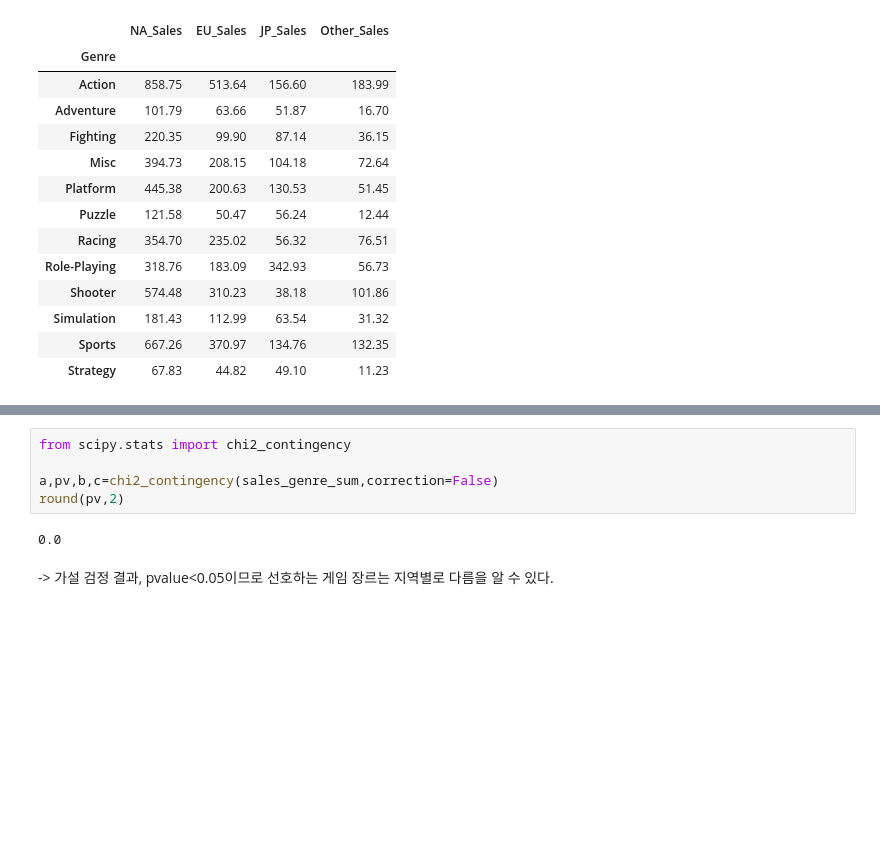
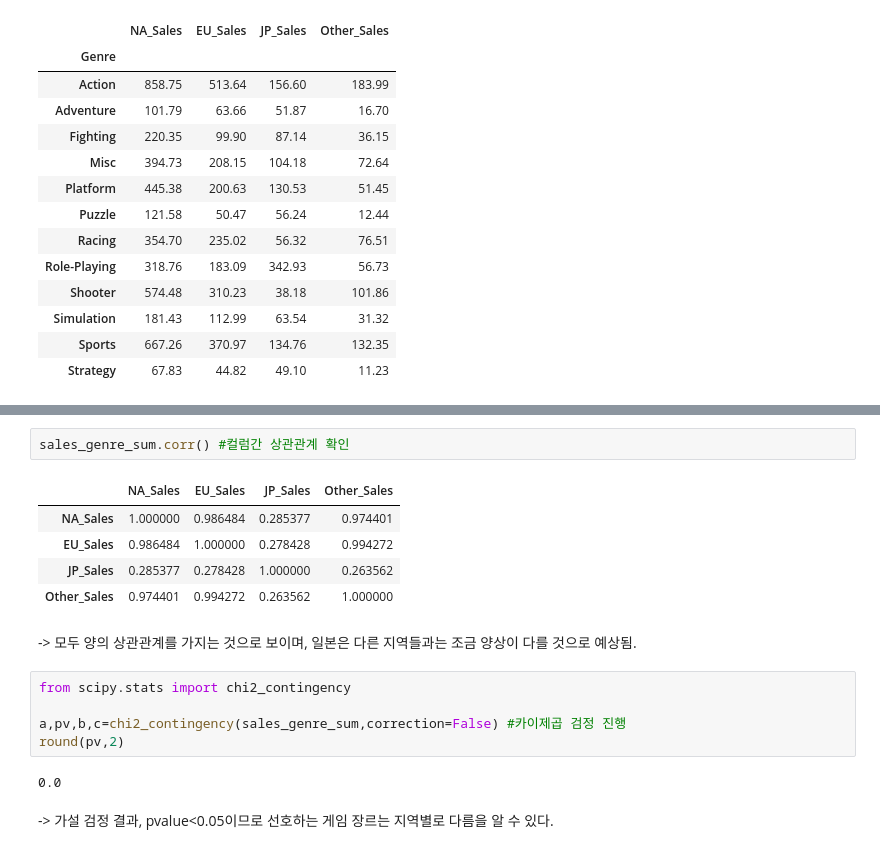
Before and after one commit to yjyg1215/Project_Data-Analysis, a Jupyter notebook: section1_project.ipynb, the cells around one changed output, grey strips where cells are left out. Cells and saved outputs as stored; diff of their text form; blank space fills up the shorter version.

```diff
--- a/section1_project.ipynb
+++ b/section1_project.ipynb
@@ -220,7 +234,17 @@ sales_genre_sum
+# %%
+sales_genre_sum.corr() #컬럼간 상관관계 확인
+# %% [output]
+|  | NA_Sales | EU_Sales | JP_Sales | Other_Sales |
+| NA_Sales | 1.000000 | 0.986484 | 0.285377 | 0.974401 |
+| EU_Sales | 0.986484 | 1.000000 | 0.278428 | 0.994272 |
+| JP_Sales | 0.285377 | 0.278428 | 1.000000 | 0.263562 |
+| Other_Sales | 0.974401 | 0.994272 | 0.263562 | 1.000000 |
+# %% [markdown]
+-> 모두 양의 상관관계를 가지는 것으로 보이며, 일본은 다른 지역들과는 조금 양상이 다를 것으로 예상됨.
 # %%
 from scipy.stats import chi2_contingency
 
-a,pv,b,c=chi2_contingency(sales_genre_sum,correction=False)
+a,pv,b,c=chi2_contingency(sales_genre_sum,correction=False) #카이제곱 검정 진행
 round(pv,2)
 # %% [output]
 0.0
```
Also changed, not shown: parts of 4 cells of this notebook.
